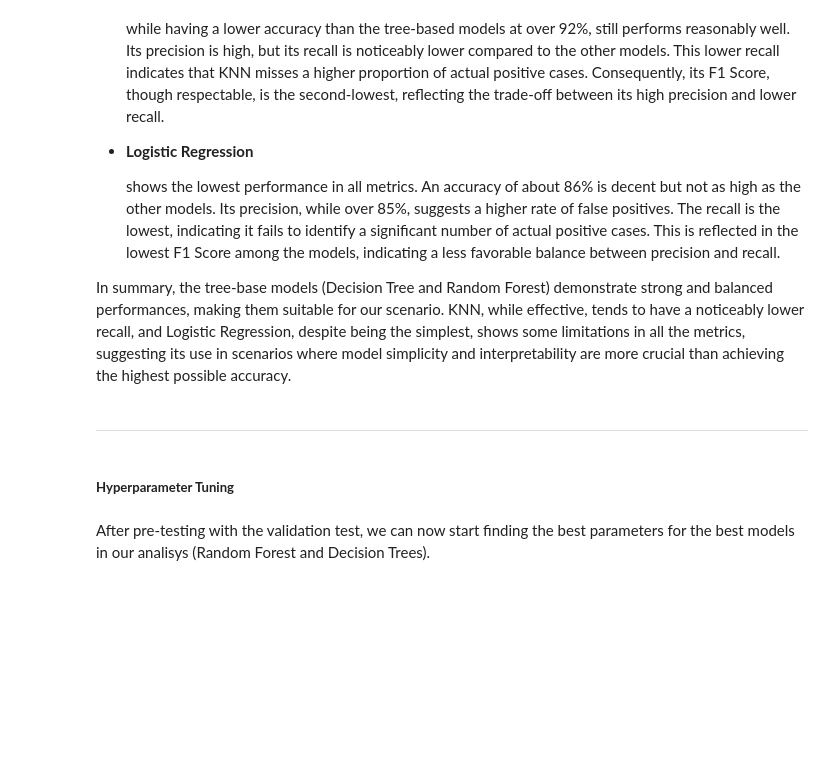
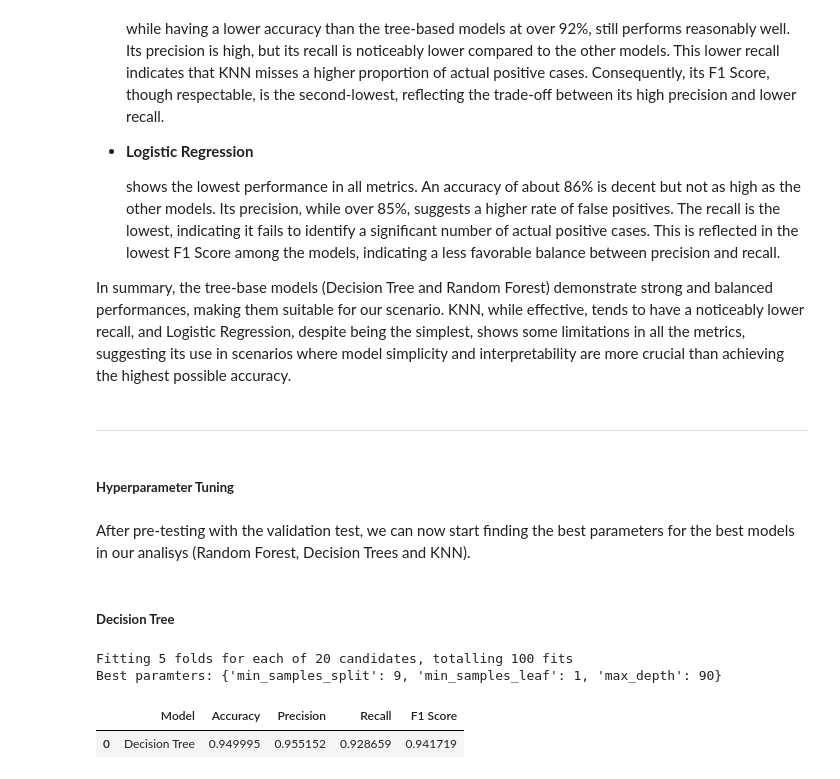
Before and after one commit to Chargent/Trains-Customers-Satisfaction-Machine-Learning-Project, a Jupyter notebook: main.ipynb, the cells around one changed output. Cells and saved outputs as stored; diff of their text form; code cells hidden in the pictures; blank space fills up the shorter version.

```diff
--- a/main.ipynb
+++ b/main.ipynb
@@ -689,4 +719,4 @@ In summary, the tree-base models (Decision Tree and Random Forest) demonstrate s
 # %% [markdown]
 ##### **Hyperparameter Tuning**
 # %% [markdown]
-After pre-testing with the validation test, we can now start finding the best parameters for the best models in our analisys (Random Forest and Decision Trees).
+After pre-testing with the validation test, we can now start finding the best parameters for the best models in our analisys (Random Forest, Decision Trees and KNN).
@@ -693 +727,55 @@ After pre-testing with the validation test, we can now start finding the best pa
+# %% [markdown]
+##### **Decision Tree**
+# %%
+# Create the parameter grid based on the results of random search
+max_depth = [int(x) for x in np.linspace(10, 110, num = 11)]
+max_depth.append(None)
+min_samples_split = list(range(2, 10))
+min_samples_leaf = list(range(1, 5))
+
+# Create the grid of parameters to search
+params ={
+    "max_depth": max_depth,
+    "min_samples_split":min_samples_split,
+    "min_samples_leaf":min_samples_leaf
+}
+
+tree_clf = DecisionTreeClassifier()
+
+tree_cv = RandomizedSearchCV(
+    tree_clf,
+    params,
+    scoring="accuracy",
+    n_jobs=-1,
+    verbose=1,
+    n_iter=20,
+    cv=5
+    )
+
+tree_cv.fit(training, training_check)
+best_params = tree_cv.best_params_
+print(f"Best paramters: {best_params}")
+
+tree_clf = DecisionTreeClassifier(**best_params, random_state=69)
+
+tree_clf.fit(training, training_check)
+
+# Predicting the target values from the validation data
+prediction_DT = tree_clf.predict(validation_test)
+
+# Calculating the performance metrics
+accuracy_DT = accuracy_score(validation_test_check, prediction_DT)
+precision_DT = precision_score(validation_test_check, prediction_DT)
+recall_DT = recall_score(validation_test_check, prediction_DT)
+f1_DT = f1_score(validation_test_check, prediction_DT)
+
+# Printing the results in a dataframe
+results_dt = pd.DataFrame(data=[['Decision Tree', accuracy_DT, precision_DT, recall_DT, f1_DT]],
+                        columns=['Model', 'Accuracy', 'Precision', 'Recall', 'F1 Score'])
+results_dt
+# %% [output]
+Fitting 5 folds for each of 20 candidates, totalling 100 fits
+Best paramters: {'min_samples_split': 9, 'min_samples_leaf': 1, 'max_depth': 90}
+|  | Model | Accuracy | Precision | Recall | F1 Score |
+| 0 | Decision Tree | 0.949995 | 0.955152 | 0.928659 | 0.941719 |
 # %%
```
Also changed, not shown: parts of 34 cells of this notebook.
